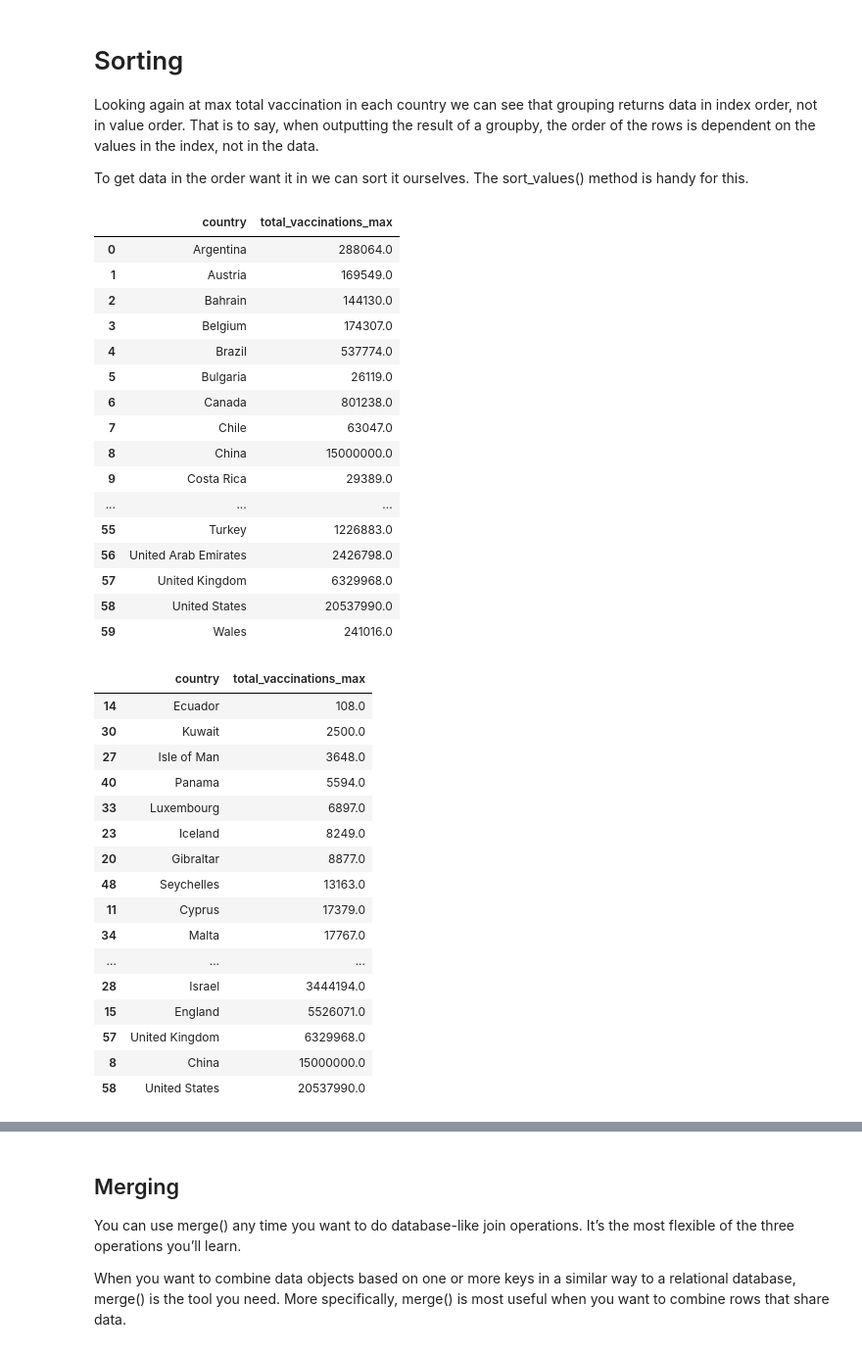
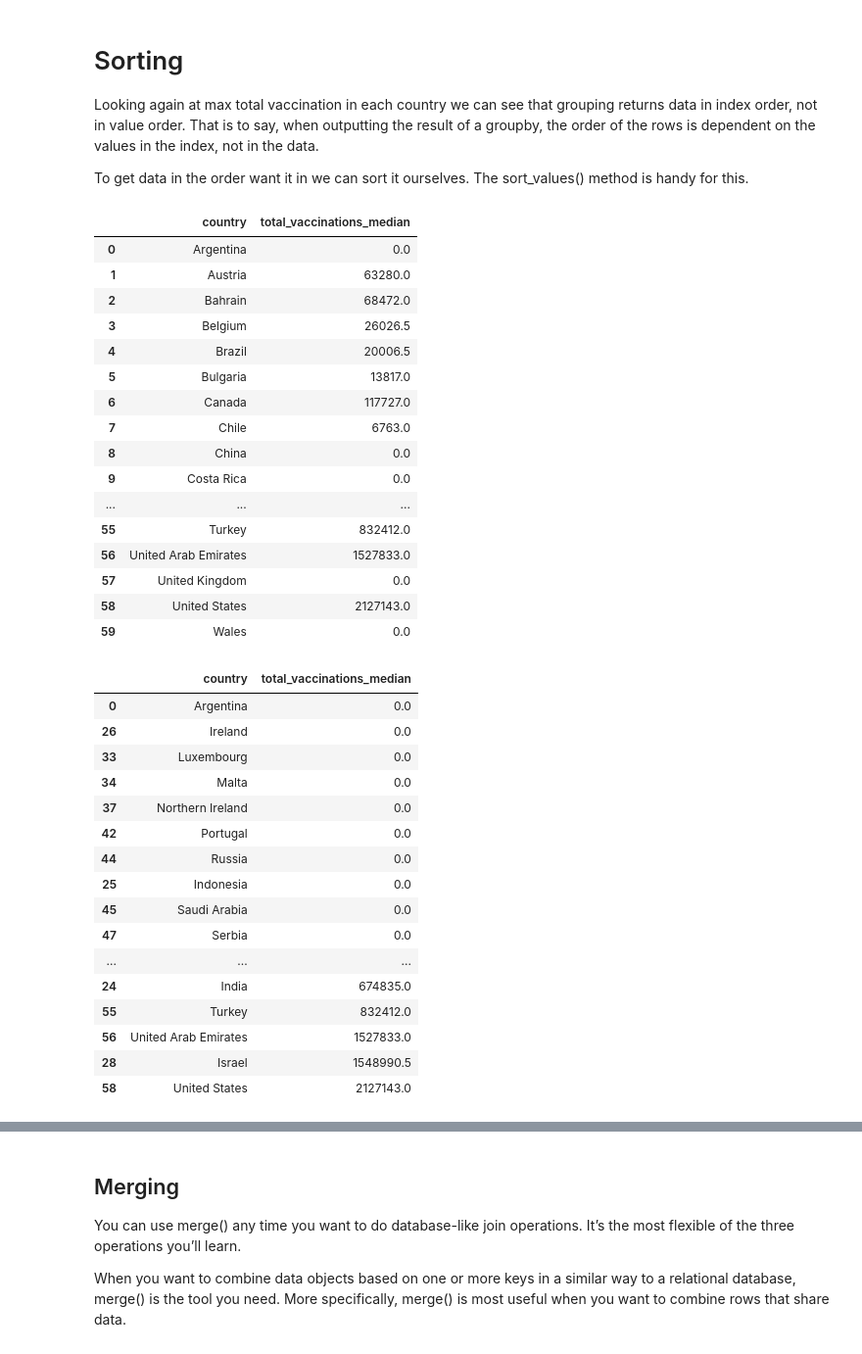
Before and after one commit to cra-international/Applications-of-Python--Pandas, a Jupyter notebook: Tutorial - Applications of Python Pandas.ipynb, the cells around one changed output, grey strips where cells are left out. Shown at 98% size. Drawn from its saved outputs; the diff is of its cells as text; code cells hidden in the pictures.

```diff
--- a/Tutorial - Applications of Python Pandas.ipynb
+++ b/Tutorial - Applications of Python Pandas.ipynb
@@ -520,5 +559,3 @@ df.loc[:, ['country', 'iso_code', 'date']]
 Label-based selection derives its power from the labels in the index. Critically, the index we use is not immutable. We can manipulate the index in any way we see fit.
 
 The set_index() method can be used to do the job.
-# %%
-df.set_index("date")
@@ -539,0 +562,3 @@ df.set_index("date")
+# %%
+df_copy=df.set_index("date")
+df_copy.head()
@@ -669,5 +700,3 @@ df.head(1)
 # %%
 #Practice
 # use loc to create a USA_Flag column that has value of 1 to where country is USA
-# %%
-df.loc[df.country=='United States','USA_Flag']=1
@@ -1021,0 +945,2 @@ Name: iso_code, Length: 1397, dtype: object
+# %%
+df['total_vaccinations']=df['total_vaccinations'].fillna(0)
@@ -1239,43 +1148,43 @@ Looking again at max total vaccination in each country we can see that grouping
 
 To get data in the order want it in we can sort it ourselves. The sort_values() method is handy for this.
 # %%
-df.groupby("country").total_vaccinations.max().reset_index(name='total_vaccinations_max')
+df.groupby("country").total_vaccinations.median().reset_index(name='total_vaccinations_median')
 # %% [output]
-|  | country | total_vaccinations_max |
-| 0 | Argentina | 288064.0 |
-| 1 | Austria | 169549.0 |
-| 2 | Bahrain | 144130.0 |
-| 3 | Belgium | 174307.0 |
-| 4 | Brazil | 537774.0 |
-| 5 | Bulgaria | 26119.0 |
-| 6 | Canada | 801238.0 |
-| 7 | Chile | 63047.0 |
-| 8 | China | 15000000.0 |
-| 9 | Costa Rica | 29389.0 |
+|  | country | total_vaccinations_median |
+| 0 | Argentina | 0.0 |
+| 1 | Austria | 63280.0 |
+| 2 | Bahrain | 68472.0 |
+| 3 | Belgium | 26026.5 |
+| 4 | Brazil | 20006.5 |
+| 5 | Bulgaria | 13817.0 |
+| 6 | Canada | 117727.0 |
+| 7 | Chile | 6763.0 |
+| 8 | China | 0.0 |
+| 9 | Costa Rica | 0.0 |
 | ... | ... | ... |
-| 55 | Turkey | 1226883.0 |
-| 56 | United Arab Emirates | 2426798.0 |
-| 57 | United Kingdom | 6329968.0 |
-| 58 | United States | 20537990.0 |
-| 59 | Wales | 241016.0 |
+| 55 | Turkey | 832412.0 |
+| 56 | United Arab Emirates | 1527833.0 |
+| 57 | United Kingdom | 0.0 |
+| 58 | United States | 2127143.0 |
+| 59 | Wales | 0.0 |
 # %%
-by_country_totalvaccinations_max=df.groupby("country").total_vaccinations.max().reset_index(name='total_vaccinations_max')
-by_country_totalvaccinations_max.sort_values('total_vaccinations_max')
+by_country_totalvaccinations_max=df.groupby("country").total_vaccinations.median().reset_index(name='total_vaccinations_median')
+by_country_totalvaccinations_max.sort_values('total_vaccinations_median')
 # %% [output]
-|  | country | total_vaccinations_max |
-| 14 | Ecuador | 108.0 |
-| 30 | Kuwait | 2500.0 |
-| 27 | Isle of Man | 3648.0 |
-| 40 | Panama | 5594.0 |
-| 33 | Luxembourg | 6897.0 |
-| 23 | Iceland | 8249.0 |
-| 20 | Gibraltar | 8877.0 |
-| 48 | Seychelles | 13163.0 |
-| 11 | Cyprus | 17379.0 |
-| 34 | Malta | 17767.0 |
+|  | country | total_vaccinations_median |
+| 0 | Argentina | 0.0 |
+| 26 | Ireland | 0.0 |
+| 33 | Luxembourg | 0.0 |
+| 34 | Malta | 0.0 |
+| 37 | Northern Ireland | 0.0 |
+| 42 | Portugal | 0.0 |
+| 44 | Russia | 0.0 |
+| 25 | Indonesia | 0.0 |
+| 45 | Saudi Arabia | 0.0 |
+| 47 | Serbia | 0.0 |
 | ... | ... | ... |
-| 28 | Israel | 3444194.0 |
-| 15 | England | 5526071.0 |
-| 57 | United Kingdom | 6329968.0 |
-| 8 | China | 15000000.0 |
-| 58 | United States | 20537990.0 |
+| 24 | India | 674835.0 |
+| 55 | Turkey | 832412.0 |
+| 56 | United Arab Emirates | 1527833.0 |
+| 28 | Israel | 1548990.5 |
+| 58 | United States | 2127143.0 |
```
Also changed, not shown: parts of 104 cells of this notebook, 1 other file.
